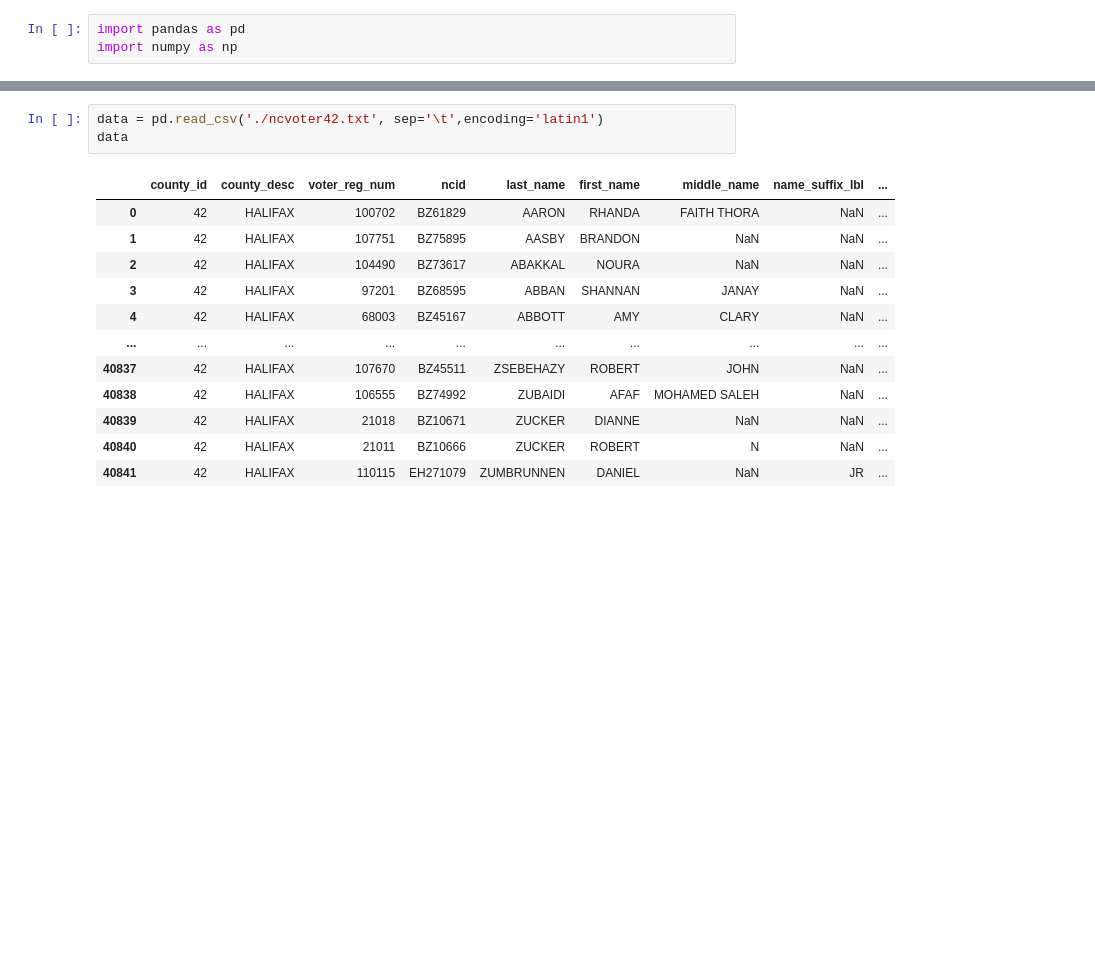
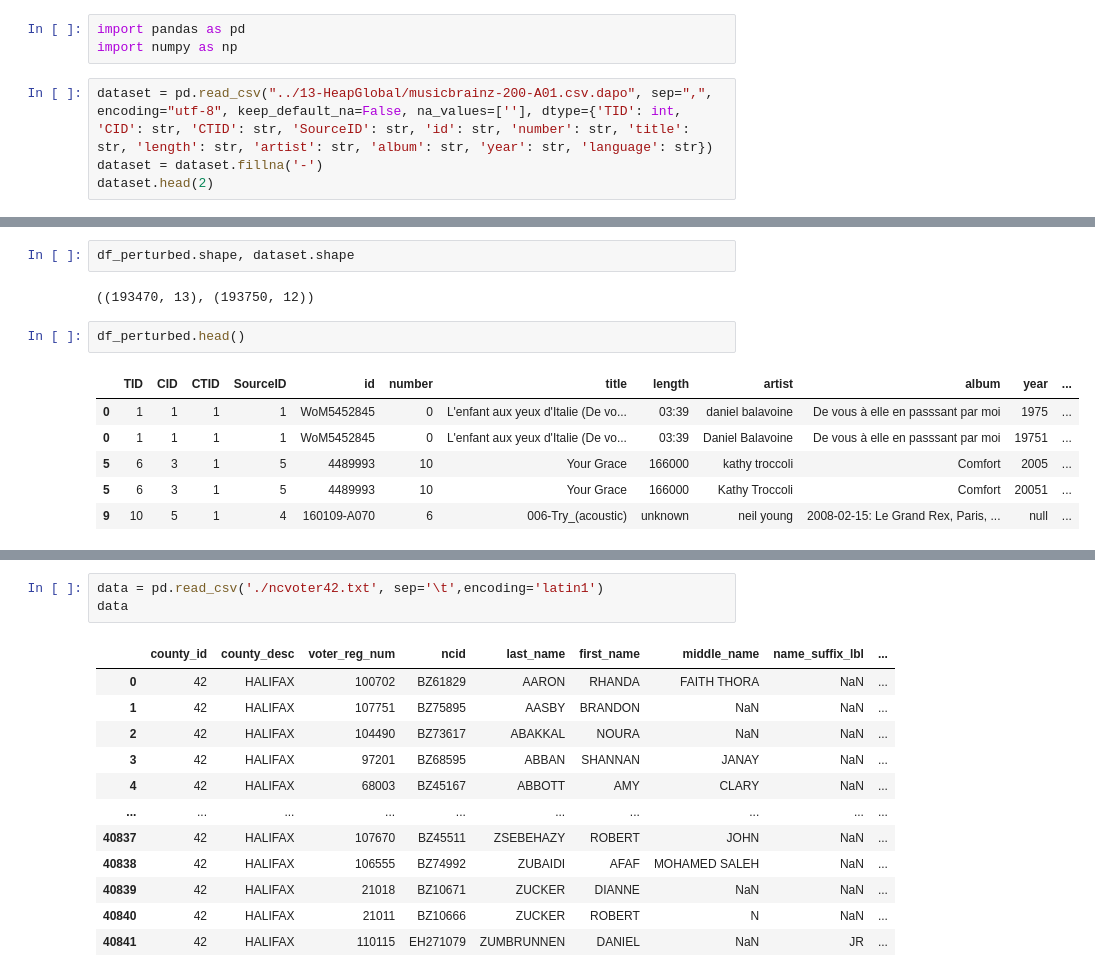
Before and after one commit to pereiraIgor/approximate-blocking, a Jupyter notebook: analise_de_dados/criando_dataset_matching.ipynb, the cells around one changed output, grey strips where cells are left out. Cells and saved outputs as stored; diff of their text form; blank space fills up the shorter version.

```diff
--- a/analise_de_dados/criando_dataset_matching.ipynb
+++ b/analise_de_dados/criando_dataset_matching.ipynb
@@ -1,3 +1,7 @@
 # %%
 import pandas as pd
 import numpy as np
+# %%
+dataset = pd.read_csv("../13-HeapGlobal/musicbrainz-200-A01.csv.dapo", sep=",", encoding="utf-8", keep_default_na=False, na_values=[''], dtype={'TID': int, 'CID': str, 'CTID': str, 'SourceID': str, 'id': str, 'number': str, 'title': str, 'length': str, 'artist': str, 'album': str, 'year': str, 'language': str})
+dataset = dataset.fillna('-')
+dataset.head(2)
@@ -3,0 +56,13 @@ import numpy as np
+# %%
+df_perturbed.shape, dataset.shape
+# %% [output]
+((193470, 13), (193750, 12))
+# %%
+df_perturbed.head()
+# %% [output]
+|  | TID | CID | CTID | SourceID | id | number | title | length | artist | album | year | ... |
+| 0 | 1 | 1 | 1 | 1 | WoM5452845 | 0 | L'enfant aux yeux d'Italie (De vo... | 03:39 | daniel balavoine | De vous à elle en passsant par moi | 1975 | ... |
+| 0 | 1 | 1 | 1 | 1 | WoM5452845 | 0 | L'enfant aux yeux d'Italie (De vo... | 03:39 | Daniel Balavoine | De vous à elle en passsant par moi | 19751 | ... |
+| 5 | 6 | 3 | 1 | 5 | 4489993 | 10 | Your Grace | 166000 | kathy troccoli | Comfort | 2005 | ... |
+| 5 | 6 | 3 | 1 | 5 | 4489993 | 10 | Your Grace | 166000 | Kathy Troccoli | Comfort | 20051 | ... |
+| 9 | 10 | 5 | 1 | 4 | 160109-A070 | 6 | 006-Try_(acoustic) | unknown | neil young | 2008-02-15: Le Grand Rex, Paris, ... | null | ... |
```
Also changed, not shown: parts of 5 cells of this notebook, 34 other files.
